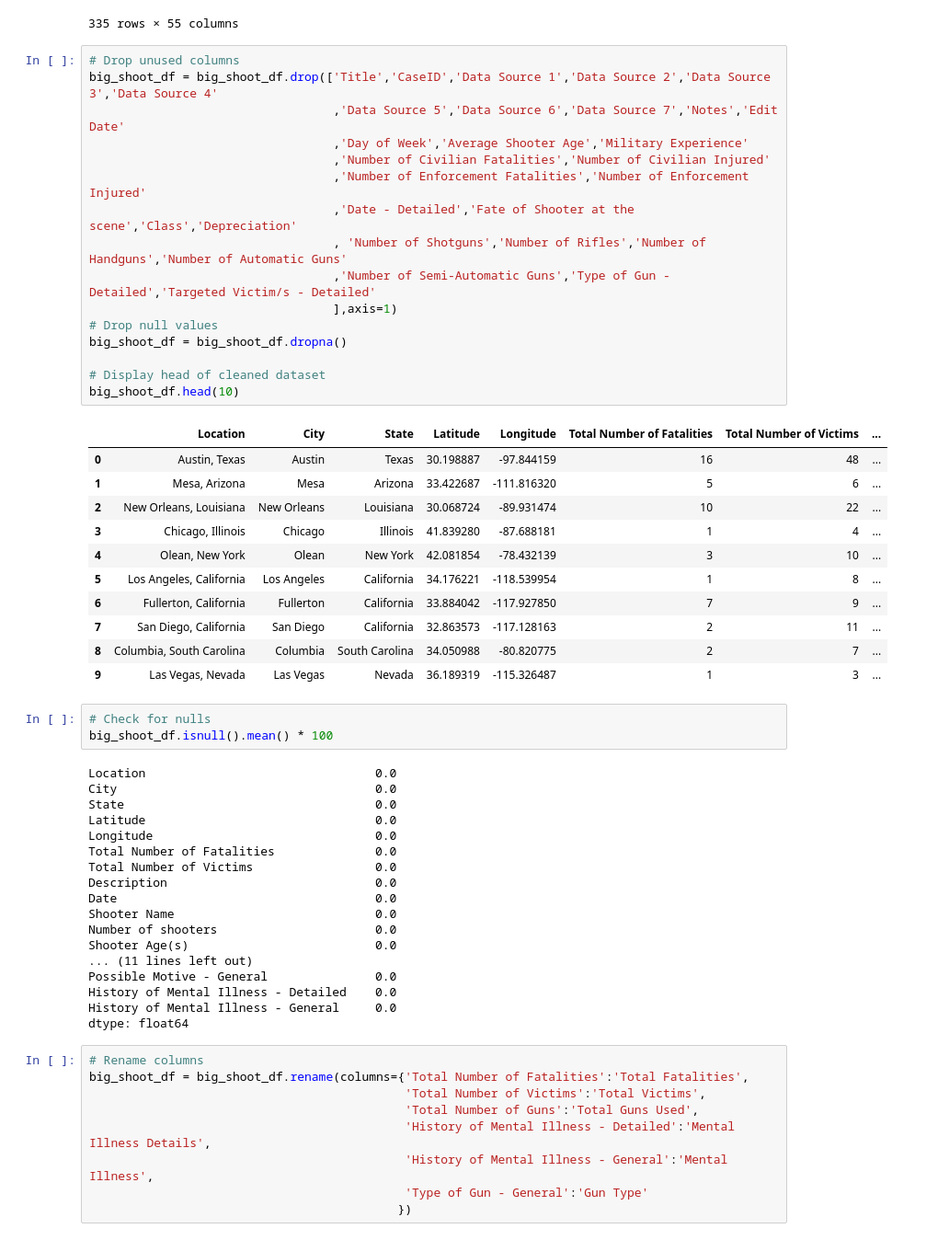
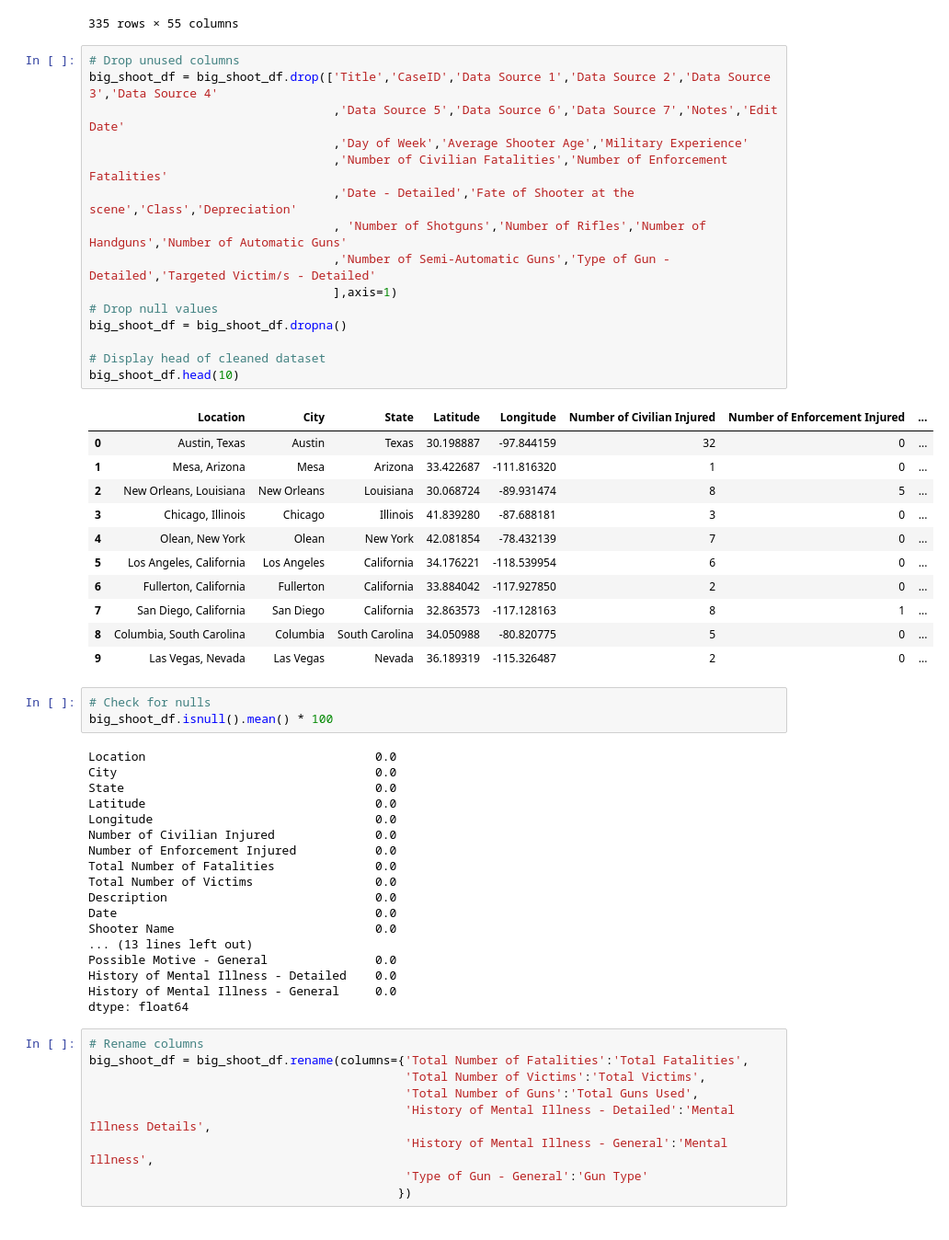
Before and after one commit to ktrn/python-homework, a Jupyter notebook: mass_shooting_analysis.ipynb, the cells around one changed output. Shown at 92% size. Saved outputs shown, nothing was run; the diff lists cells and outputs as text.

```diff
--- a/mass_shooting_analysis.ipynb
+++ b/mass_shooting_analysis.ipynb
@@ -92,31 +86,30 @@ big_shoot_df
 # %%
 # Drop unused columns
 big_shoot_df = big_shoot_df.drop(['Title','CaseID','Data Source 1','Data Source 2','Data Source 3','Data Source 4'
                                   ,'Data Source 5','Data Source 6','Data Source 7','Notes','Edit Date'
                                   ,'Day of Week','Average Shooter Age','Military Experience'
-                                  ,'Number of Civilian Fatalities','Number of Civilian Injured'
-                                  ,'Number of Enforcement Fatalities','Number of Enforcement Injured'
+                                  ,'Number of Civilian Fatalities','Number of Enforcement Fatalities'
                                   ,'Date - Detailed','Fate of Shooter at the scene','Class','Depreciation'
                                   , 'Number of Shotguns','Number of Rifles','Number of Handguns','Number of Automatic Guns'
                                   ,'Number of Semi-Automatic Guns','Type of Gun - Detailed','Targeted Victim/s - Detailed'
                                   ],axis=1)
 # Drop null values
 big_shoot_df = big_shoot_df.dropna()
 
 # Display head of cleaned dataset
 big_shoot_df.head(10)
 # %% [output]
-|  | Location | City | State | Latitude | Longitude | Total Number of Fatalities | Total Number of Victims | ... |
-| 0 | Austin, Texas | Austin | Texas | 30.198887 | -97.844159 | 16 | 48 | ... |
-| 1 | Mesa, Arizona | Mesa | Arizona | 33.422687 | -111.816320 | 5 | 6 | ... |
-| 2 | New Orleans, Louisiana | New Orleans | Louisiana | 30.068724 | -89.931474 | 10 | 22 | ... |
-| 3 | Chicago, Illinois | Chicago | Illinois | 41.839280 | -87.688181 | 1 | 4 | ... |
-| 4 | Olean, New York | Olean | New York | 42.081854 | -78.432139 | 3 | 10 | ... |
-| 5 | Los Angeles, California | Los Angeles | California | 34.176221 | -118.539954 | 1 | 8 | ... |
-| 6 | Fullerton, California | Fullerton | California | 33.884042 | -117.927850 | 7 | 9 | ... |
-| 7 | San Diego, California | San Diego | California | 32.863573 | -117.128163 | 2 | 11 | ... |
-| 8 | Columbia, South Carolina | Columbia | South Carolina | 34.050988 | -80.820775 | 2 | 7 | ... |
-| 9 | Las Vegas, Nevada | Las Vegas | Nevada | 36.189319 | -115.326487 | 1 | 3 | ... |
+|  | Location | City | State | Latitude | Longitude | Number of Civilian Injured | Number of Enforcement Injured | ... |
+| 0 | Austin, Texas | Austin | Texas | 30.198887 | -97.844159 | 32 | 0 | ... |
+| 1 | Mesa, Arizona | Mesa | Arizona | 33.422687 | -111.816320 | 1 | 0 | ... |
+| 2 | New Orleans, Louisiana | New Orleans | Louisiana | 30.068724 | -89.931474 | 8 | 5 | ... |
+| 3 | Chicago, Illinois | Chicago | Illinois | 41.839280 | -87.688181 | 3 | 0 | ... |
+| 4 | Olean, New York | Olean | New York | 42.081854 | -78.432139 | 7 | 0 | ... |
+| 5 | Los Angeles, California | Los Angeles | California | 34.176221 | -118.539954 | 6 | 0 | ... |
+| 6 | Fullerton, California | Fullerton | California | 33.884042 | -117.927850 | 2 | 0 | ... |
+| 7 | San Diego, California | San Diego | California | 32.863573 | -117.128163 | 8 | 1 | ... |
+| 8 | Columbia, South Carolina | Columbia | South Carolina | 34.050988 | -80.820775 | 5 | 0 | ... |
+| 9 | Las Vegas, Nevada | Las Vegas | Nevada | 36.189319 | -115.326487 | 2 | 0 | ... |
 # %%
 # Check for nulls
 big_shoot_df.isnull().mean() * 100
@@ -126,14 +119,14 @@ City                                    0.0
 State                                   0.0
 Latitude                                0.0
 Longitude                               0.0
+Number of Civilian Injured              0.0
+Number of Enforcement Injured           0.0
 Total Number of Fatalities              0.0
 Total Number of Victims                 0.0
 Description                             0.0
 Date                                    0.0
 Shooter Name                            0.0
-Number of shooters                      0.0
-Shooter Age(s)                          0.0
-... (11 lines left out)
+... (13 lines left out)
 Possible Motive - General               0.0
 History of Mental Illness - Detailed    0.0
 History of Mental Illness - General     0.0
```
Also changed, not shown: parts of 56 cells of this notebook.
